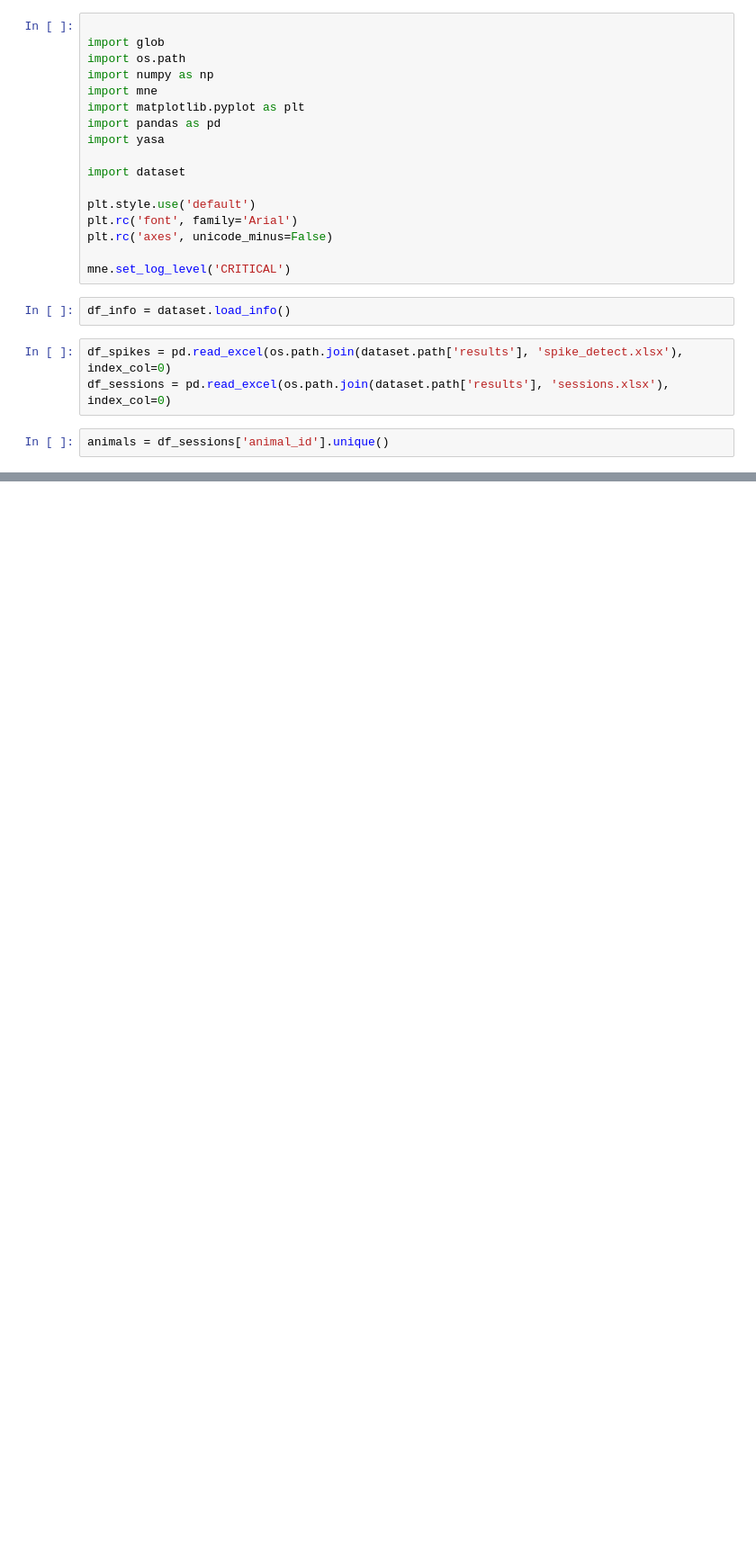
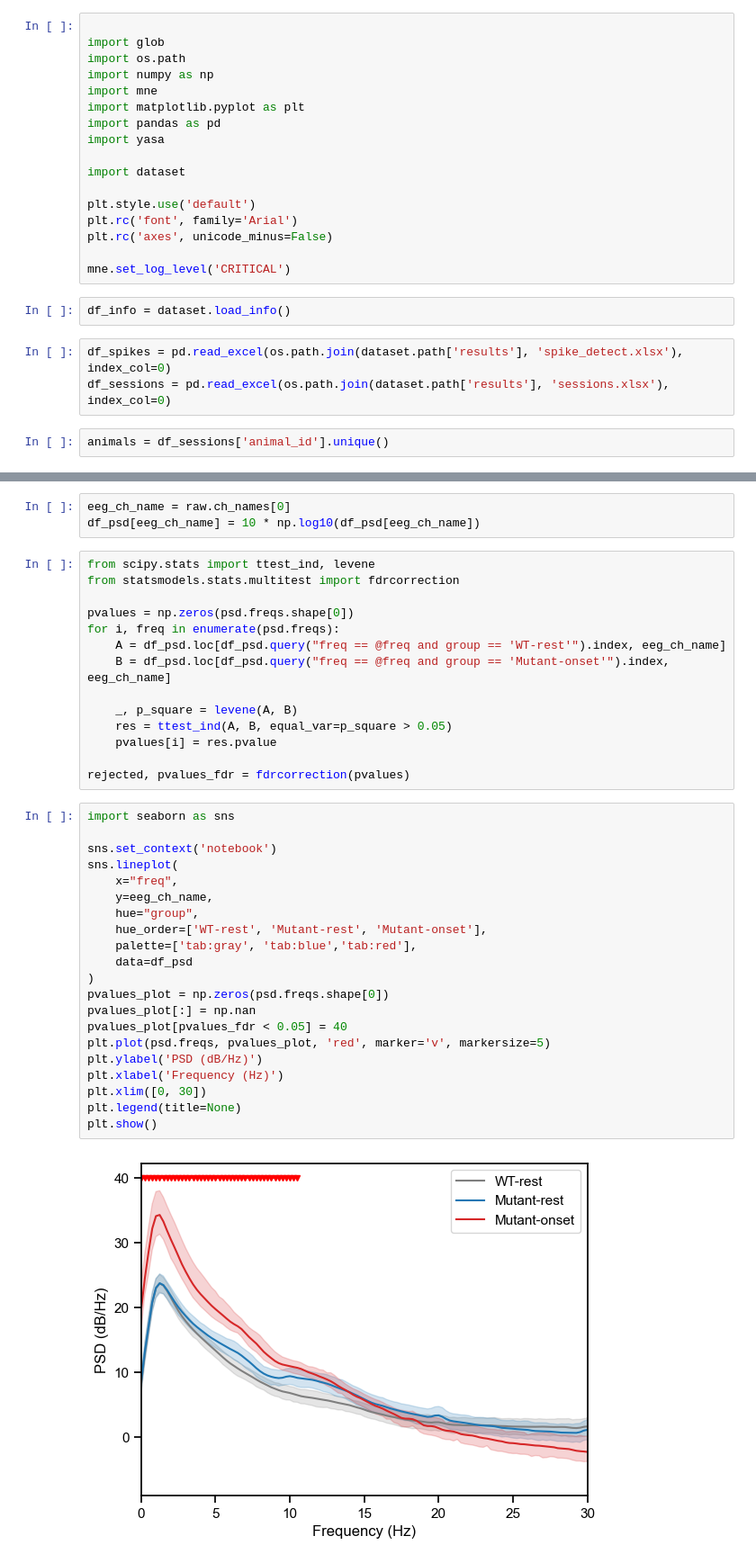
Before and after one commit to Puzzle-Li/as_monkey_eeg, a Jupyter notebook: spike_stat.ipynb, the cells around one changed output, grey strips where cells are left out. Shown: that part at 90% size. Cells and saved outputs as stored; diff of their text form; blank space fills up the shorter version.

```diff
--- a/spike_stat.ipynb
+++ b/spike_stat.ipynb
@@ -126,0 +306,40 @@ P value: 0.34
+# %%
+eeg_ch_name = raw.ch_names[0]
+df_psd[eeg_ch_name] = 10 * np.log10(df_psd[eeg_ch_name])
+# %%
+from scipy.stats import ttest_ind, levene
+from statsmodels.stats.multitest import fdrcorrection
+
+pvalues = np.zeros(psd.freqs.shape[0])
+for i, freq in enumerate(psd.freqs):
+    A = df_psd.loc[df_psd.query("freq == @freq and group == 'WT-rest'").index, eeg_ch_name]
+    B = df_psd.loc[df_psd.query("freq == @freq and group == 'Mutant-onset'").index, eeg_ch_name]
+
+    _, p_square = levene(A, B)
+    res = ttest_ind(A, B, equal_var=p_square > 0.05)
+    pvalues[i] = res.pvalue
+
+rejected, pvalues_fdr = fdrcorrection(pvalues)
+# %%
+import seaborn as sns
+
+sns.set_context('notebook')
+sns.lineplot(
+    x="freq",
+    y=eeg_ch_name,
+    hue="group",
+    hue_order=['WT-rest', 'Mutant-rest', 'Mutant-onset'],
+    palette=['tab:gray', 'tab:blue','tab:red'],
+    data=df_psd
+)
+pvalues_plot = np.zeros(psd.freqs.shape[0])
+pvalues_plot[:] = np.nan
+pvalues_plot[pvalues_fdr < 0.05] = 40
+plt.plot(psd.freqs, pvalues_plot, 'red', marker='v', markersize=5)
+plt.ylabel('PSD (dB/Hz)')
+plt.xlabel('Frequency (Hz)')
+plt.xlim([0, 30])
+plt.legend(title=None)
+plt.show()
+# %% [output]
+[figure, added]
```
Also changed, not shown: parts of 14 cells of this notebook, 1 other file.
